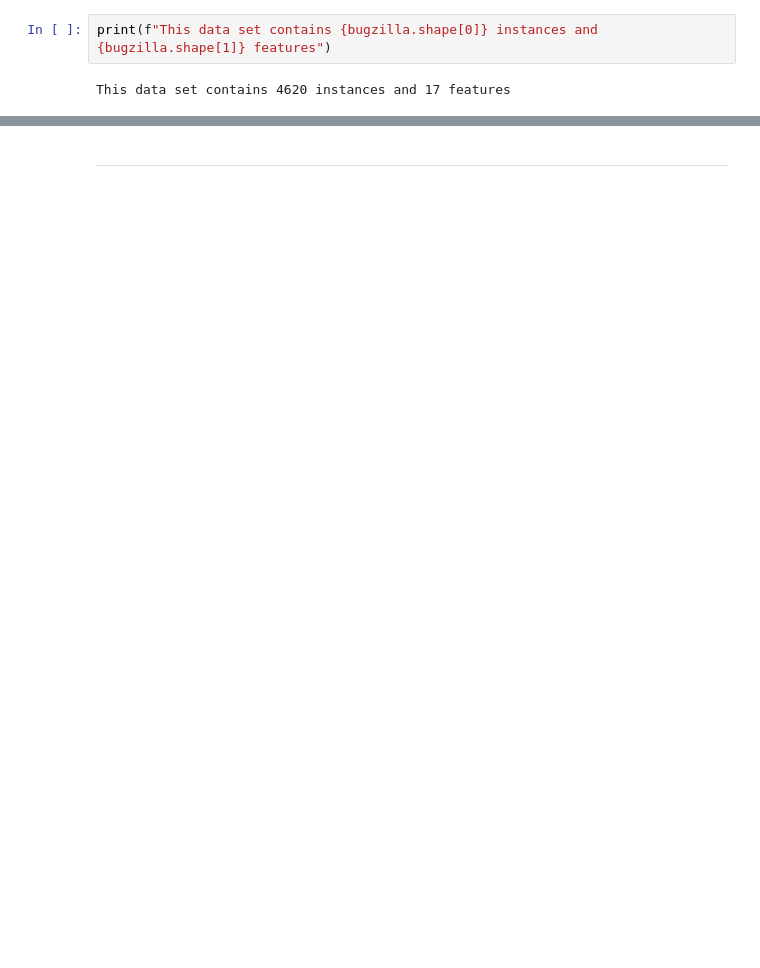
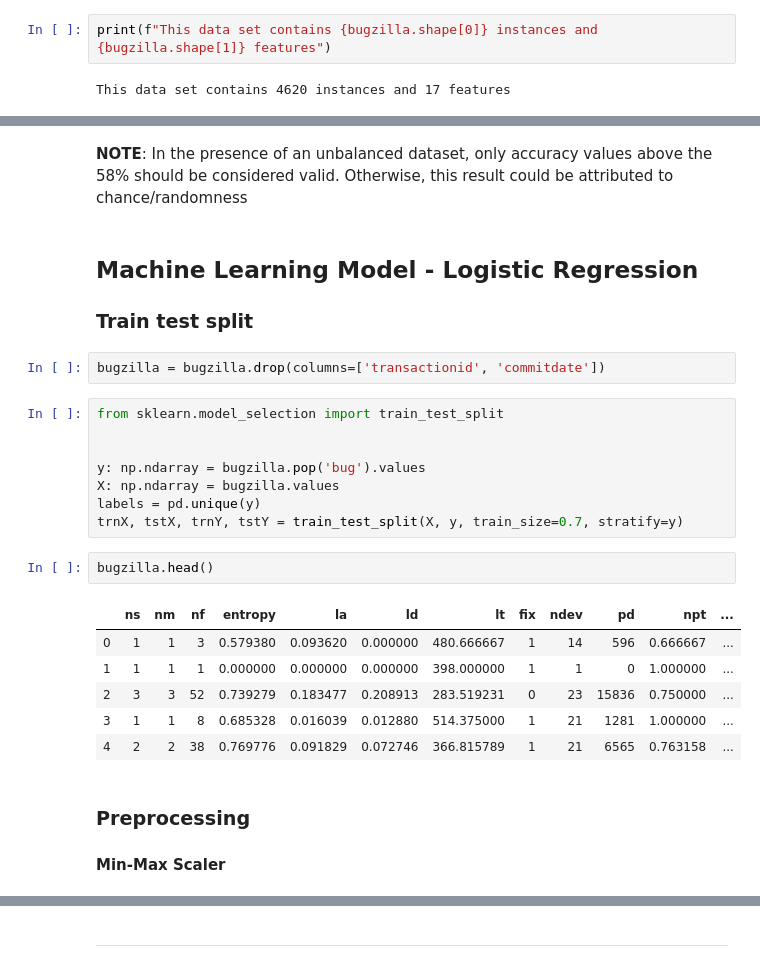
Before and after one commit to johnnylousas/Master-Thesis, a Jupyter notebook: dummy_data/Regression_Testing.ipynb, the cells around one changed output, grey strips where cells are left out. Saved outputs shown, nothing was run; the diff lists cells and outputs as text; blank space fills up the shorter version.

```diff
--- a/dummy_data/Regression_Testing.ipynb
+++ b/dummy_data/Regression_Testing.ipynb
@@ -97,0 +97,29 @@ This data set contains 4620 instances and 17 features
+# %% [markdown]
+**NOTE**: In the presence of an unbalanced dataset, only accuracy values above the 58% should be considered valid. Otherwise, this result could be attributed to chance/randomness
+# %% [markdown]
+## Machine Learning Model - Logistic Regression
+
+### Train test split
+# %%
+bugzilla = bugzilla.drop(columns=['transactionid', 'commitdate'])
+# %%
+from sklearn.model_selection import train_test_split
+
+
+y: np.ndarray = bugzilla.pop('bug').values
+X: np.ndarray = bugzilla.values
+labels = pd.unique(y)
+trnX, tstX, trnY, tstY = train_test_split(X, y, train_size=0.7, stratify=y)
+# %%
+bugzilla.head()
+# %% [output]
+|  | ns | nm | nf | entropy | la | ld | lt | fix | ndev | pd | npt | ... |
+| 0 | 1 | 1 | 3 | 0.579380 | 0.093620 | 0.000000 | 480.666667 | 1 | 14 | 596 | 0.666667 | ... |
+| 1 | 1 | 1 | 1 | 0.000000 | 0.000000 | 0.000000 | 398.000000 | 1 | 1 | 0 | 1.000000 | ... |
+| 2 | 3 | 3 | 52 | 0.739279 | 0.183477 | 0.208913 | 283.519231 | 0 | 23 | 15836 | 0.750000 | ... |
+| 3 | 1 | 1 | 8 | 0.685328 | 0.016039 | 0.012880 | 514.375000 | 1 | 21 | 1281 | 1.000000 | ... |
+| 4 | 2 | 2 | 38 | 0.769776 | 0.091829 | 0.072746 | 366.815789 | 1 | 21 | 6565 | 0.763158 | ... |
+# %% [markdown]
+### Preprocessing
+
+#### Min-Max Scaler
```
Also changed, not shown: parts of 66 cells of this notebook.
